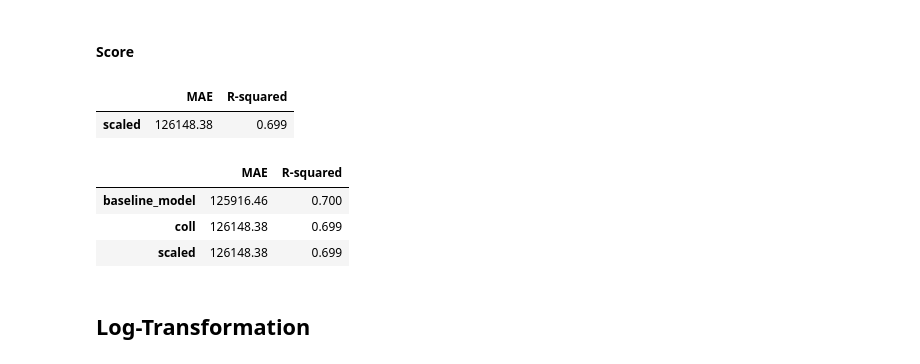
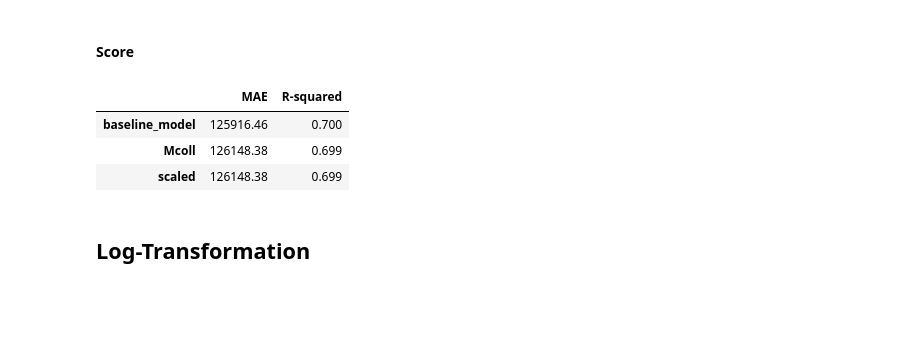
Before and after one commit to rahulakrish/linear_regression, a Jupyter notebook: notebook.ipynb, the cells around one changed output. Saved outputs shown, nothing was run; the diff lists cells and outputs as text; code cells hidden in the pictures; blank space fills up the shorter version.

```diff
--- a/notebook.ipynb
+++ b/notebook.ipynb
@@ -395,7 +395,7 @@ strong multicollinearity or other numerical problems.
 # %% [markdown]
 #### Score
 # %%
-coll = model_metrics(model1,'coll')
+coll = model_metrics(model1,'Mcoll')
 coll
 # %% [output]
 |  | MAE | R-squared |
@@ -542,18 +511,13 @@ Notes:
 #### Score
 # %%
 scale = model_metrics(model2,'scaled')
-scale
+scores = pd.concat([baseline,coll,scale],axis=0)
+scores
 # %% [output]
 |  | MAE | R-squared |
+| baseline_model | 125916.46 | 0.700 |
+| Mcoll | 126148.38 | 0.699 |
 | scaled | 126148.38 | 0.699 |
-# %%
-scores = pd.concat([baseline,coll,scale],axis=0)
-scores
-# %% [output]
-|  | MAE | R-squared |
-| baseline_model | 125916.46 | 0.700 |
-| coll | 126148.38 | 0.699 |
-| scaled | 126148.38 | 0.699 |
 # %% [markdown]
 ## Log-Transformation
 # %% [markdown]
```
Also changed, not shown: parts of 28 cells of this notebook.
